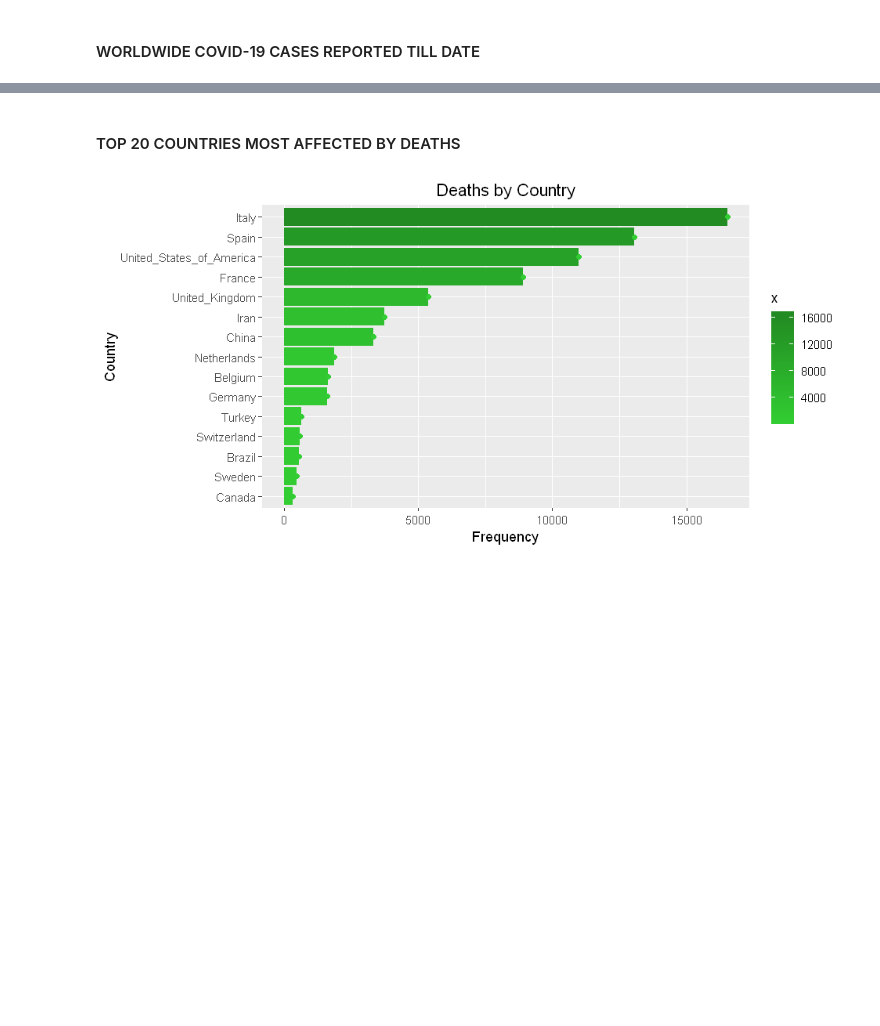
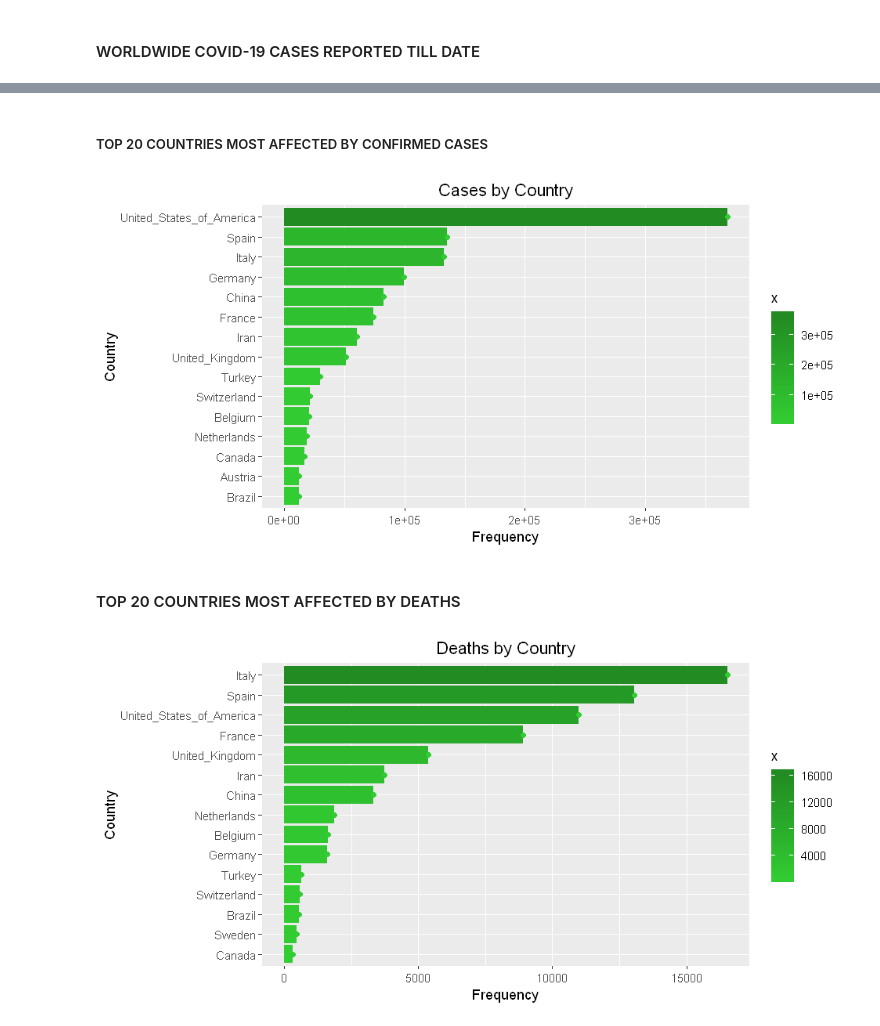
Before and after one commit to AjithKumarVS/Predictive-Time-Series-Modelling-of-COVID-19-Pandemic, a Jupyter notebook: covid19analysis.ipynb, the cells around one changed output, grey strips where cells are left out. Saved outputs shown, nothing was run; the diff lists cells and outputs as text; code cells hidden in the pictures; blank space fills up the shorter version.

```diff
--- a/covid19analysis.ipynb
+++ b/covid19analysis.ipynb
@@ -16,4 +21,15 @@ covid_report_plot+ggtitle("Worldwide COVID-19 Cases")+labs(y="Newly Reported Cas
 [figure]
+# %% [markdown]
+##### TOP 20 COUNTRIES MOST AFFECTED BY CONFIRMED CASES
+# %%
+options(repr.plot.width=8, repr.plot.height=4)
+cases_by_country<-aggregate(covid$cases,by=list(covid$countriesAndTerritories),FUN=sum)
+cases_by_country<-cases_by_country[order(-cases_by_country$x),]
+topcasesbycountries<-head(cases_by_country,15)
+covid_cases_by_country_plot<-ggplot(topcasesbycountries,aes(y=topcasesbycountries$x,x=reorder(topcasesbycountries$Group.1,topcasesbycountries$x)))+geom_bar(stat="identity")+geom_col(aes(fill = x))+geom_point(color="limegreen") + scale_fill_gradient(low = "limegreen", high = "forestgreen")+coord_flip()
+covid_cases_by_country_plot+ggtitle("Cases by Country")+labs(x="Country",y="Frequency")+theme(plot.title = element_text(hjust = 0.5))
+# %% [output]
+[figure, added]
 # %% [markdown]
 #### TOP 20 COUNTRIES MOST AFFECTED BY DEATHS
 # %%
```
Also changed, not shown: parts of 1 cell of this notebook.
